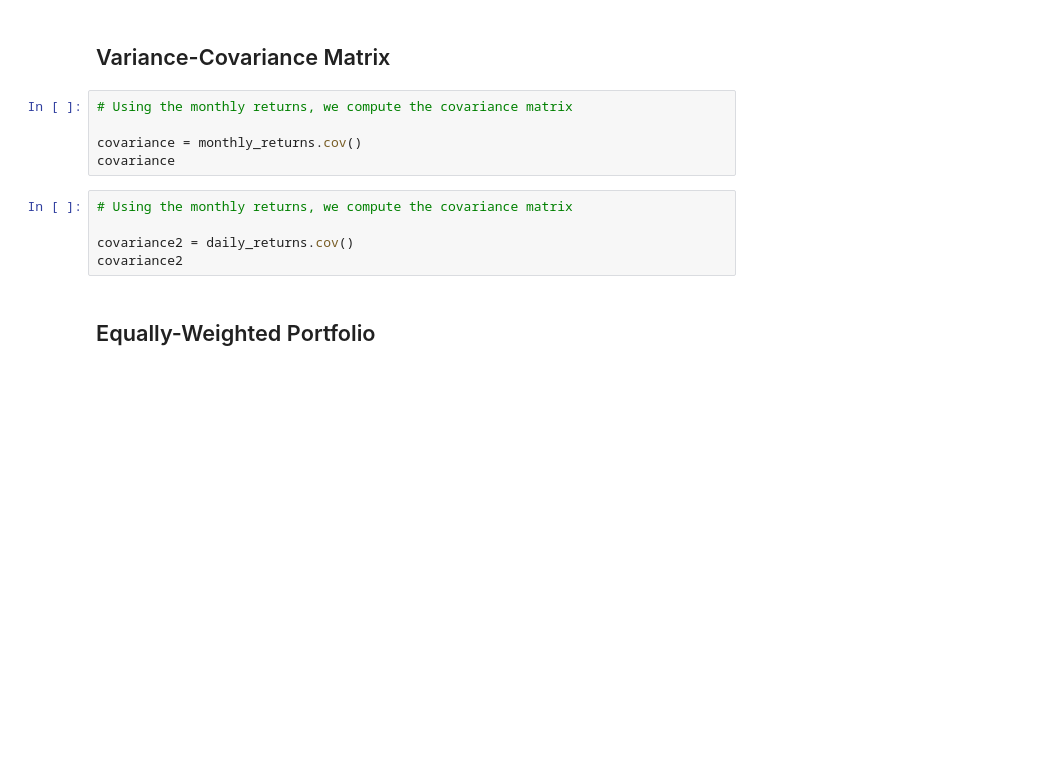
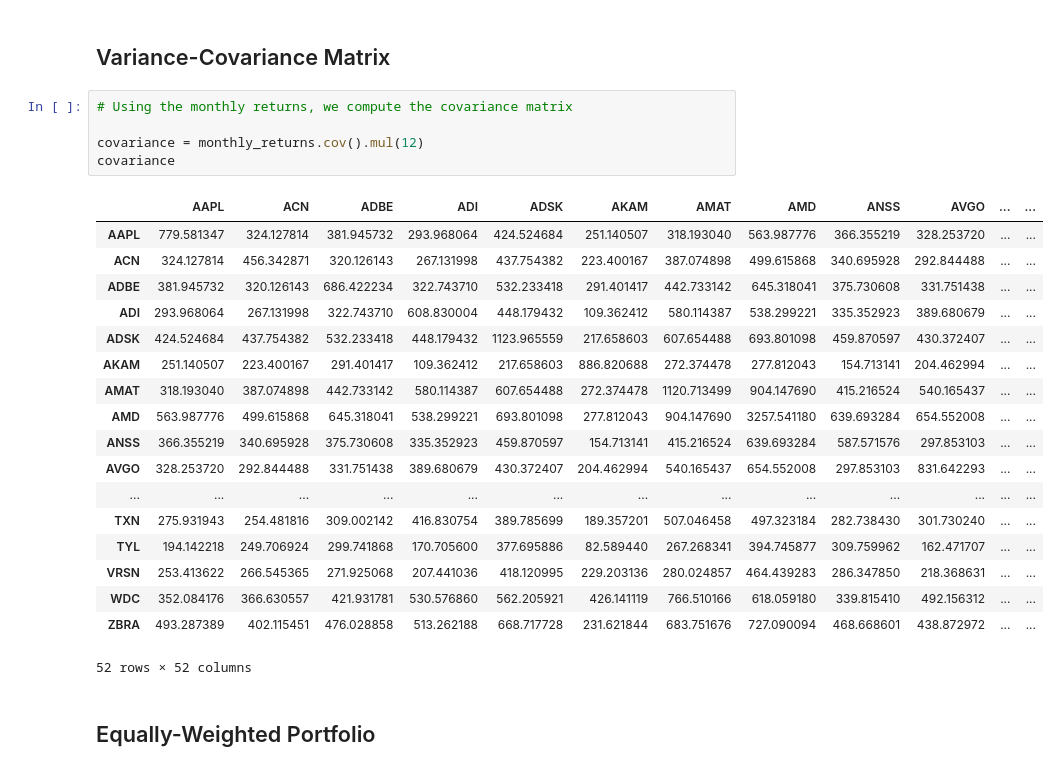
Before and after one commit to YinkaOlusola/stock_portfolio_project, a Jupyter notebook: notebook.ipynb, the cells around one changed output. Drawn from its saved outputs; the diff is of its cells as text; blank space fills up the shorter version.

```diff
--- a/notebook.ipynb
+++ b/notebook.ipynb
@@ -149,13 +346,27 @@ returns
 # %%
 # Using the monthly returns, we compute the covariance matrix
 
-covariance = monthly_returns.cov()
+covariance = monthly_returns.cov().mul(12)
 covariance
+# %% [output]
+|  | AAPL | ACN | ADBE | ADI | ADSK | AKAM | AMAT | AMD | ANSS | AVGO | ... | ... |
+| AAPL | 779.581347 | 324.127814 | 381.945732 | 293.968064 | 424.524684 | 251.140507 | 318.193040 | 563.987776 | 366.355219 | 328.253720 | ... | ... |
+| ACN | 324.127814 | 456.342871 | 320.126143 | 267.131998 | 437.754382 | 223.400167 | 387.074898 | 499.615868 | 340.695928 | 292.844488 | ... | ... |
+| ADBE | 381.945732 | 320.126143 | 686.422234 | 322.743710 | 532.233418 | 291.401417 | 442.733142 | 645.318041 | 375.730608 | 331.751438 | ... | ... |
+| ADI | 293.968064 | 267.131998 | 322.743710 | 608.830004 | 448.179432 | 109.362412 | 580.114387 | 538.299221 | 335.352923 | 389.680679 | ... | ... |
+| ADSK | 424.524684 | 437.754382 | 532.233418 | 448.179432 | 1123.965559 | 217.658603 | 607.654488 | 693.801098 | 459.870597 | 430.372407 | ... | ... |
+| AKAM | 251.140507 | 223.400167 | 291.401417 | 109.362412 | 217.658603 | 886.820688 | 272.374478 | 277.812043 | 154.713141 | 204.462994 | ... | ... |
+| AMAT | 318.193040 | 387.074898 | 442.733142 | 580.114387 | 607.654488 | 272.374478 | 1120.713499 | 904.147690 | 415.216524 | 540.165437 | ... | ... |
+| AMD | 563.987776 | 499.615868 | 645.318041 | 538.299221 | 693.801098 | 277.812043 | 904.147690 | 3257.541180 | 639.693284 | 654.552008 | ... | ... |
+| ANSS | 366.355219 | 340.695928 | 375.730608 | 335.352923 | 459.870597 | 154.713141 | 415.216524 | 639.693284 | 587.571576 | 297.853103 | ... | ... |
+| AVGO | 328.253720 | 292.844488 | 331.751438 | 389.680679 | 430.372407 | 204.462994 | 540.165437 | 654.552008 | 297.853103 | 831.642293 | ... | ... |
+| ... | ... | ... | ... | ... | ... | ... | ... | ... | ... | ... | ... | ... |
+| TXN | 275.931943 | 254.481816 | 309.002142 | 416.830754 | 389.785699 | 189.357201 | 507.046458 | 497.323184 | 282.738430 | 301.730240 | ... | ... |
+| TYL | 194.142218 | 249.706924 | 299.741868 | 170.705600 | 377.695886 | 82.589440 | 267.268341 | 394.745877 | 309.759962 | 162.471707 | ... | ... |
+| VRSN | 253.413622 | 266.545365 | 271.925068 | 207.441036 | 418.120995 | 229.203136 | 280.024857 | 464.439283 | 286.347850 | 218.368631 | ... | ... |
+| WDC | 352.084176 | 366.630557 | 421.931781 | 530.576860 | 562.205921 | 426.141119 | 766.510166 | 618.059180 | 339.815410 | 492.156312 | ... | ... |
+| ZBRA | 493.287389 | 402.115451 | 476.028858 | 513.262188 | 668.717728 | 231.621844 | 683.751676 | 727.090094 | 468.668601 | 438.872972 | ... | ... |
+52 rows × 52 columns
-# %%
-# Using the monthly returns, we compute the covariance matrix
-
-covariance2 = daily_returns.cov()
-covariance2
 # %% [markdown]
 ## Equally-Weighted Portfolio
 # %% [markdown]
```
Also changed, not shown: parts of 29 cells of this notebook, 3 other files.
